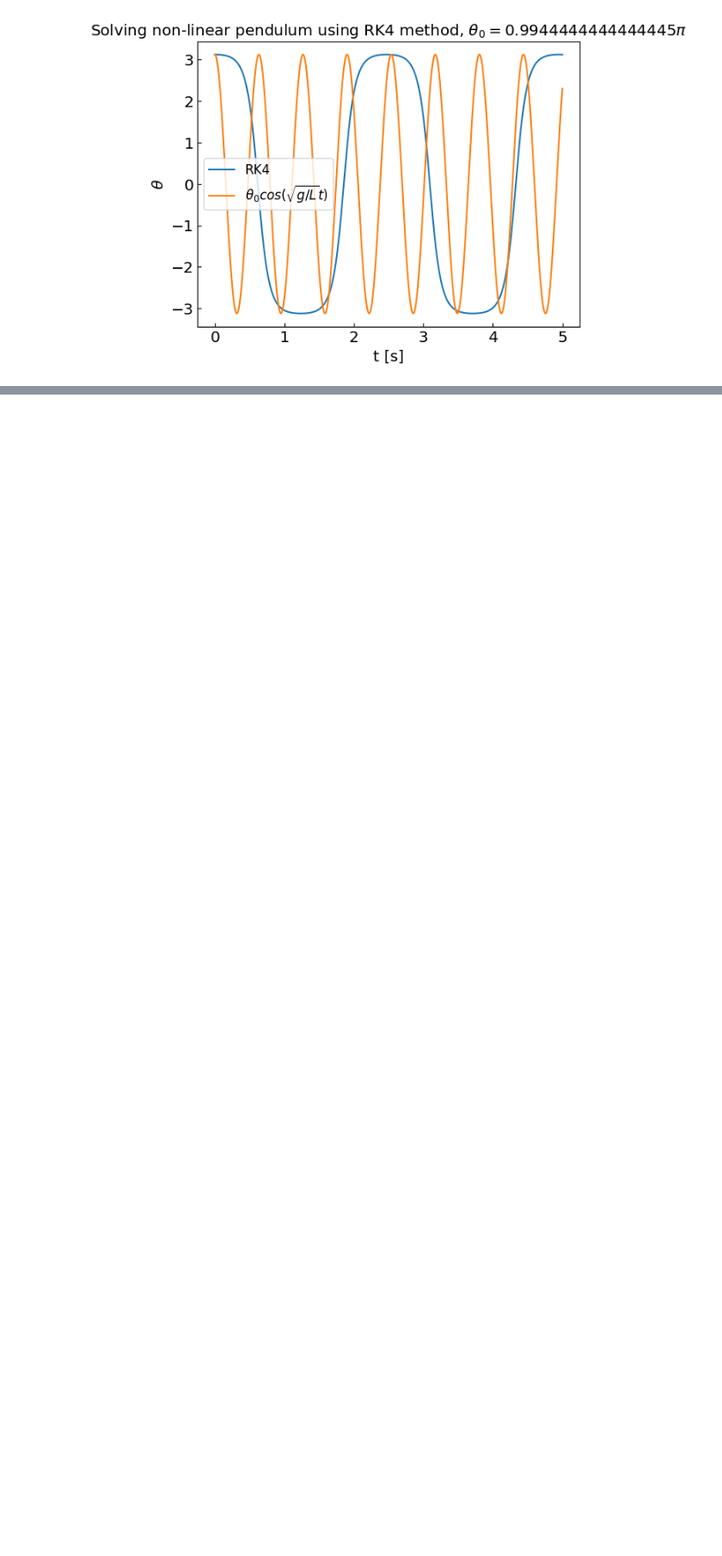
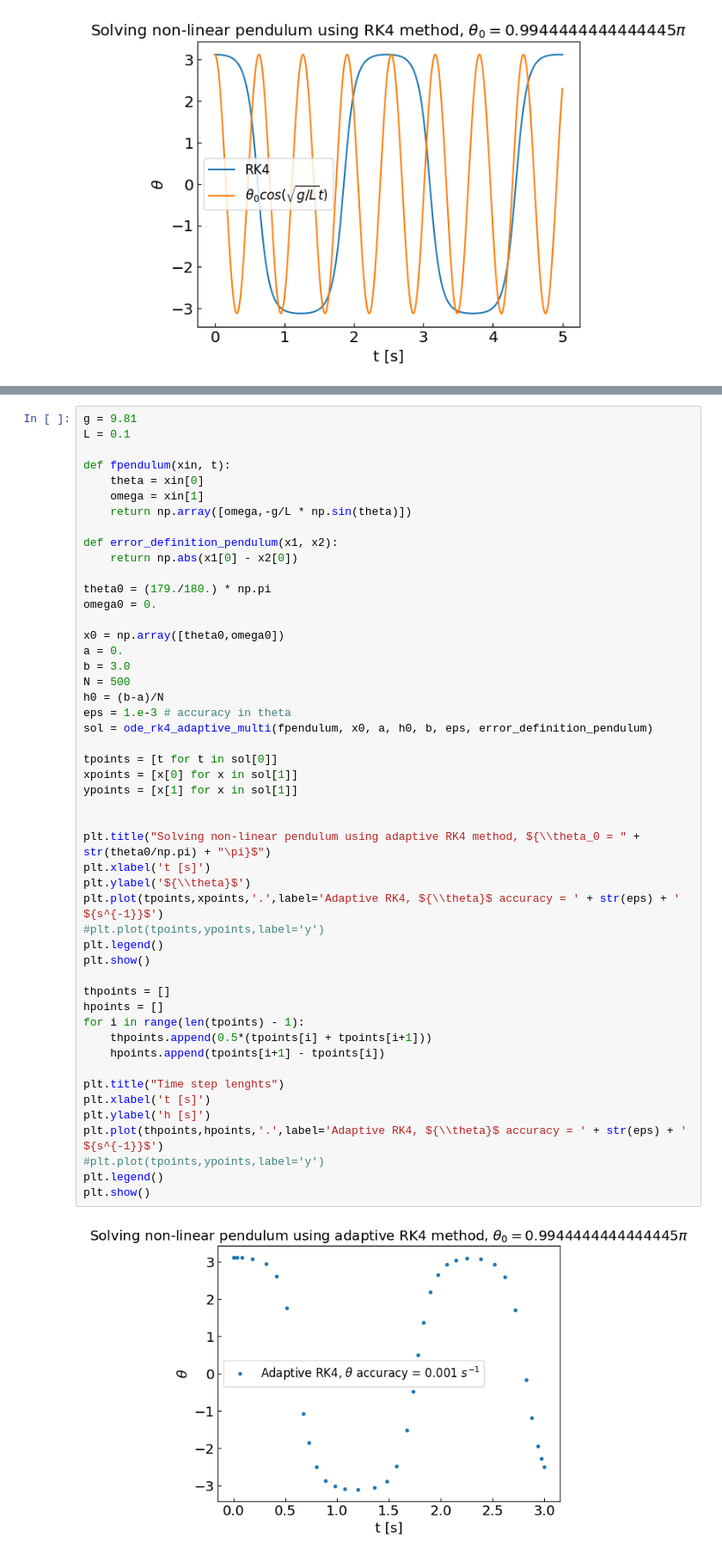
Before and after one commit to vlvovch/PHYS6350-ComputationalPhysics, a Jupyter notebook: code/7_OrdinaryDifferentialEquations/7_ODE.ipynb, the cells around one changed output, grey strips where cells are left out. Shown at 86% size. Saved outputs shown, nothing was run; the diff lists cells and outputs as text; blank space fills up the shorter version.

```diff
--- a/code/7_OrdinaryDifferentialEquations/7_ODE.ipynb
+++ b/code/7_OrdinaryDifferentialEquations/7_ODE.ipynb
@@ -933,0 +1006,51 @@ plt.show()
+# %%
+g = 9.81
+L = 0.1
+
+def fpendulum(xin, t):
+    theta = xin[0]
+    omega = xin[1]
+    return np.array([omega,-g/L * np.sin(theta)])
+
+def error_definition_pendulum(x1, x2):
+    return np.abs(x1[0] - x2[0])
+
+theta0 = (179./180.) * np.pi
+omega0 = 0.
+
+x0 = np.array([theta0,omega0])
+a = 0.
+b = 3.0
+N = 500
+h0 = (b-a)/N
+eps = 1.e-3 # accuracy in theta
+sol = ode_rk4_adaptive_multi(fpendulum, x0, a, h0, b, eps, error_definition_pendulum)
+
+tpoints = [t for t in sol[0]]
+xpoints = [x[0] for x in sol[1]]
+ypoints = [x[1] for x in sol[1]]
+
+
+plt.title("Solving non-linear pendulum using adaptive RK4 method, ${\\theta_0 = " + str(theta0/np.pi) + "\pi}$")
+plt.xlabel('t [s]')
+plt.ylabel('${\\theta}$')
+plt.plot(tpoints,xpoints,'.',label='Adaptive RK4, ${\\theta}$ accuracy = ' + str(eps) + ' ${s^{-1}}$')
+#plt.plot(tpoints,ypoints,label='y')
+plt.legend()
+plt.show()
+
+thpoints = []
+hpoints = []
+for i in range(len(tpoints) - 1):
+    thpoints.append(0.5*(tpoints[i] + tpoints[i+1]))
+    hpoints.append(tpoints[i+1] - tpoints[i])
+
+plt.title("Time step lenghts")
+plt.xlabel('t [s]')
+plt.ylabel('h [s]')
+plt.plot(thpoints,hpoints,'.',label='Adaptive RK4, ${\\theta}$ accuracy = ' + str(eps) + ' ${s^{-1}}$')
+#plt.plot(tpoints,ypoints,label='y')
+plt.legend()
+plt.show()
+# %% [output]
+[figure, added]
```
Also changed, not shown: parts of 33 cells of this notebook, 4 other files.
